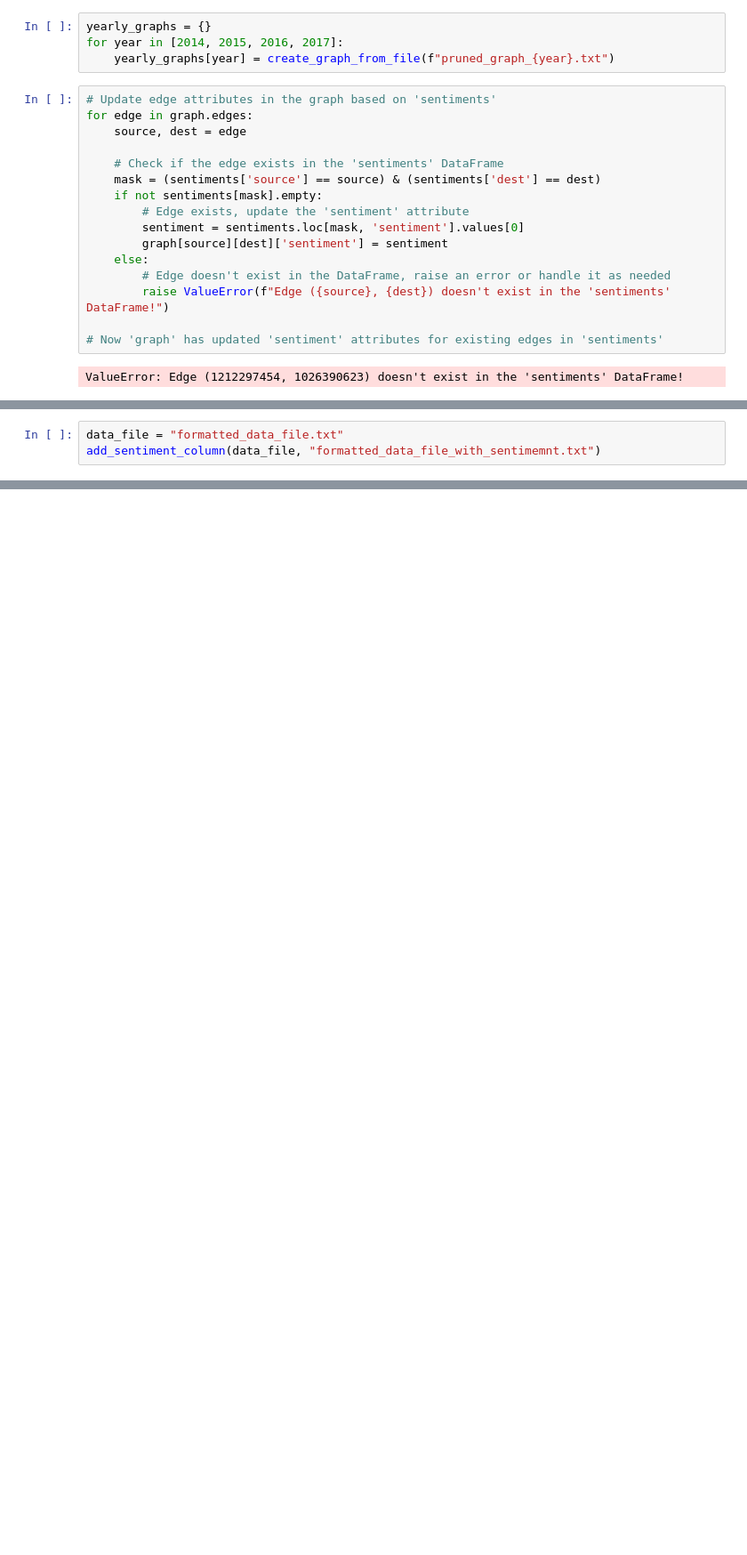
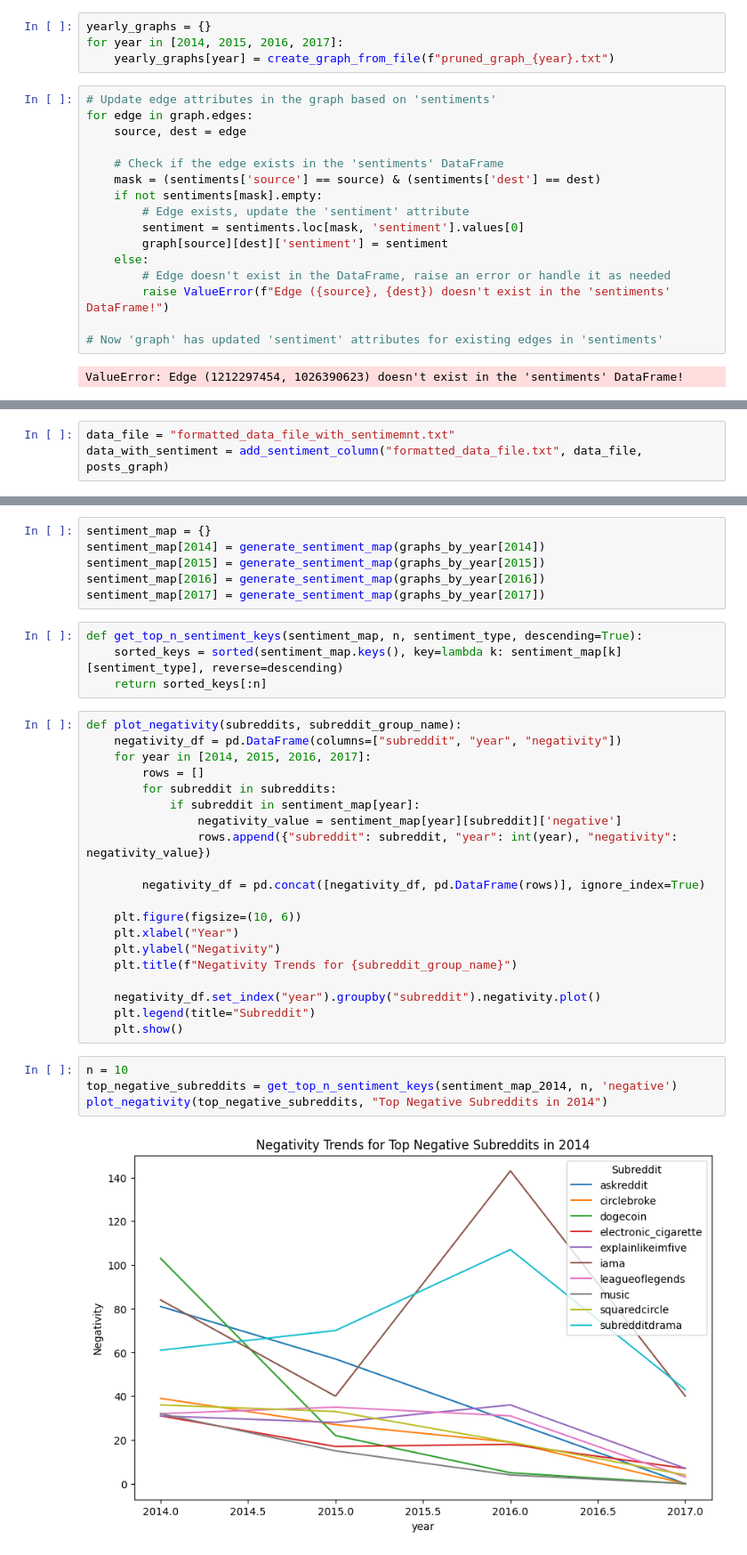
Before and after one commit to mohful/Social-Media-Analysis, a Jupyter notebook: temporal_analysis.ipynb, the cells around one changed output, grey strips where cells are left out. Shown: that part at 89% size. Cells and saved outputs as stored; diff of their text form; blank space fills up the shorter version.

```diff
--- a/temporal_analysis.ipynb
+++ b/temporal_analysis.ipynb
@@ -185,3 +208,3 @@ def add_sentiment_column(file_path, save_path):
 # %%
-data_file = "formatted_data_file.txt"
-add_sentiment_column(data_file, "formatted_data_file_with_sentimemnt.txt")
+data_file = "formatted_data_file_with_sentimemnt.txt"
+data_with_sentiment = add_sentiment_column("formatted_data_file.txt", data_file, posts_graph)
@@ -191,0 +291,36 @@ graphs_by_year = process_and_save_graphs(data_file)
+# %%
+sentiment_map = {}
+sentiment_map[2014] = generate_sentiment_map(graphs_by_year[2014])
+sentiment_map[2015] = generate_sentiment_map(graphs_by_year[2015])
+sentiment_map[2016] = generate_sentiment_map(graphs_by_year[2016])
+sentiment_map[2017] = generate_sentiment_map(graphs_by_year[2017])
+# %%
+def get_top_n_sentiment_keys(sentiment_map, n, sentiment_type, descending=True):
+    sorted_keys = sorted(sentiment_map.keys(), key=lambda k: sentiment_map[k][sentiment_type], reverse=descending)
+    return sorted_keys[:n]
+# %%
+def plot_negativity(subreddits, subreddit_group_name):
+    negativity_df = pd.DataFrame(columns=["subreddit", "year", "negativity"])
+    for year in [2014, 2015, 2016, 2017]:
+        rows = []
+        for subreddit in subreddits:
+            if subreddit in sentiment_map[year]:
+                negativity_value = sentiment_map[year][subreddit]['negative']
+                rows.append({"subreddit": subreddit, "year": int(year), "negativity": negativity_value})
+
+        negativity_df = pd.concat([negativity_df, pd.DataFrame(rows)], ignore_index=True)
+
+    plt.figure(figsize=(10, 6))
+    plt.xlabel("Year")
+    plt.ylabel("Negativity")
+    plt.title(f"Negativity Trends for {subreddit_group_name}")
+
+    negativity_df.set_index("year").groupby("subreddit").negativity.plot()
+    plt.legend(title="Subreddit")
+    plt.show()
+# %%
+n = 10
+top_negative_subreddits = get_top_n_sentiment_keys(sentiment_map_2014, n, 'negative')
+plot_negativity(top_negative_subreddits, "Top Negative Subreddits in 2014")
+# %% [output]
+[figure, added]
```
Also changed, not shown: parts of 15 cells of this notebook.
